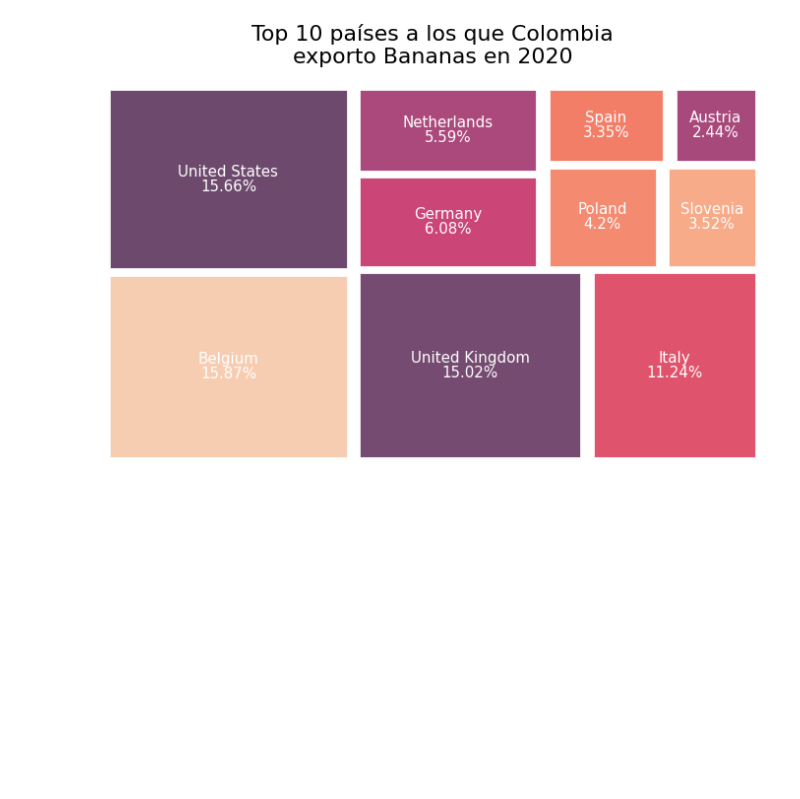
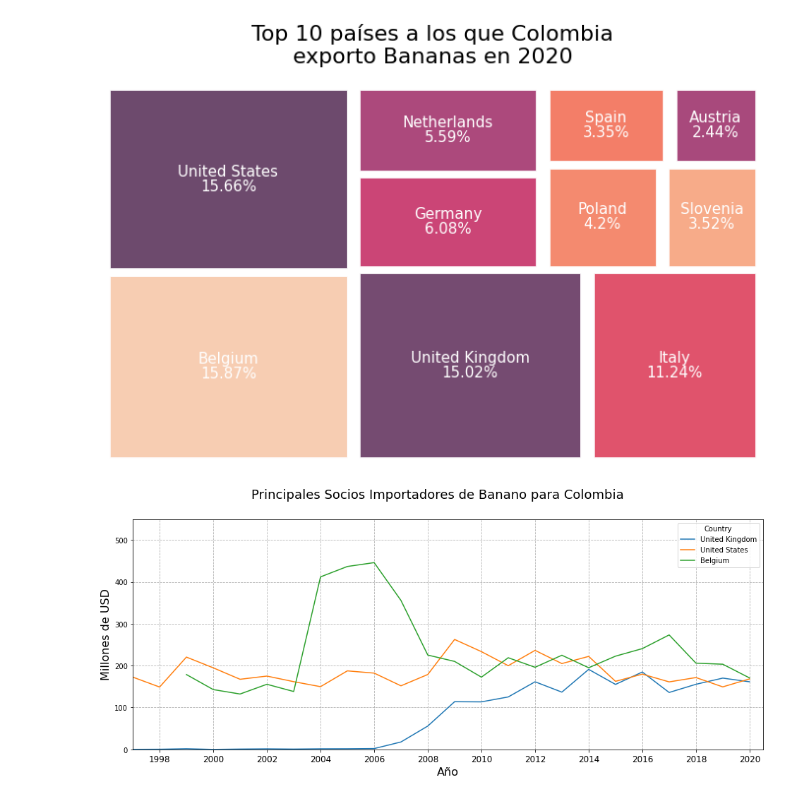
Before and after one commit to BautistaDavid/Analysis-of-Banana-exports-in-Colombia, a Jupyter notebook: Informe_Banano.ipynb, the cells around one changed output. Cells and saved outputs as stored; diff of their text form; code cells hidden in the pictures; blank space fills up the shorter version.

```diff
--- a/Informe_Banano.ipynb
+++ b/Informe_Banano.ipynb
@@ -74,3 +80,24 @@ plt.text(50, 105, 'Top 10 países a los que Colombia\n exporto Bananas en 2020 '
 plt.show()
 # %% [output]
 [figure]
+# %%
+five = df[(df['Country ID'] == 'eubel') |(df['Country ID'] == 'nausa') | (df['Country ID'] == 'eugbr') | (df['Country ID'] == 'euita') | (df['Country ID'] == 'eudeu')]
+# %%
+import seaborn as sns
+import warnings
+warnings.filterwarnings("ignore")
+
+five_ = five[(five['Country'] == 'Belgium') | (five['Country'] == 'United Kingdom') | (five['Country'] == 'United States')]
+five_['amount'] = five['Trade Value'] / 1000000
+plt.figure(figsize=(16,6))
+plt.suptitle('Principales Socios Importadores de Banano para Colombia', fontsize=18)
+sns.lineplot(data=five_, y ='amount', x = 'Year',hue='Country',alpha = 1,markers='x')
+plt.grid(linestyle = '--')
+plt.ylim(0,550)
+plt.xlim(1997,2020.5)
+plt.ylabel('Millones de USD', fontsize = 16)
+plt.xlabel('Año',fontsize=16)
+plt.xticks([i for i in range(1998,2021,2)], fontsize = 12)
+plt.show()
+# %% [output]
+[figure, added]
```
Also changed, not shown: parts of 1 cell of this notebook.
